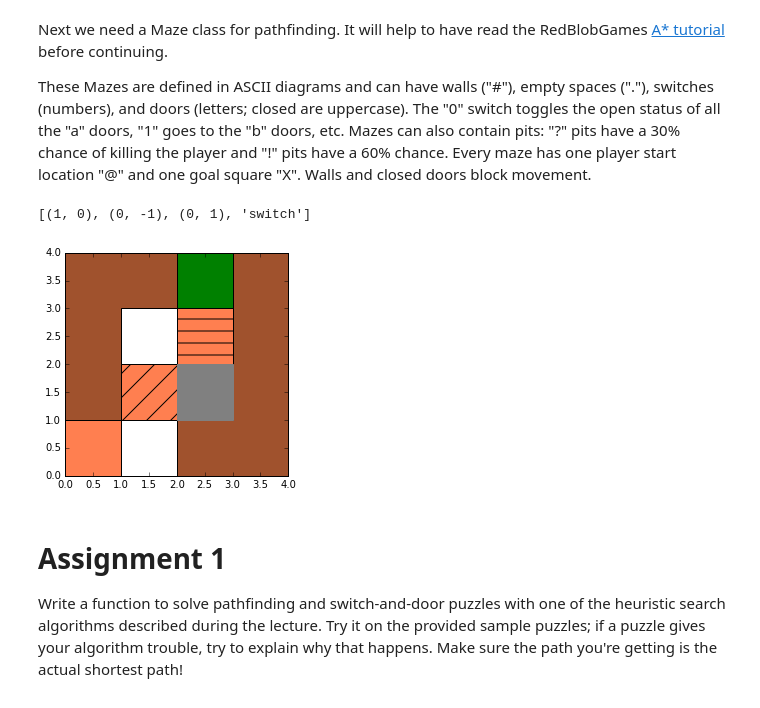
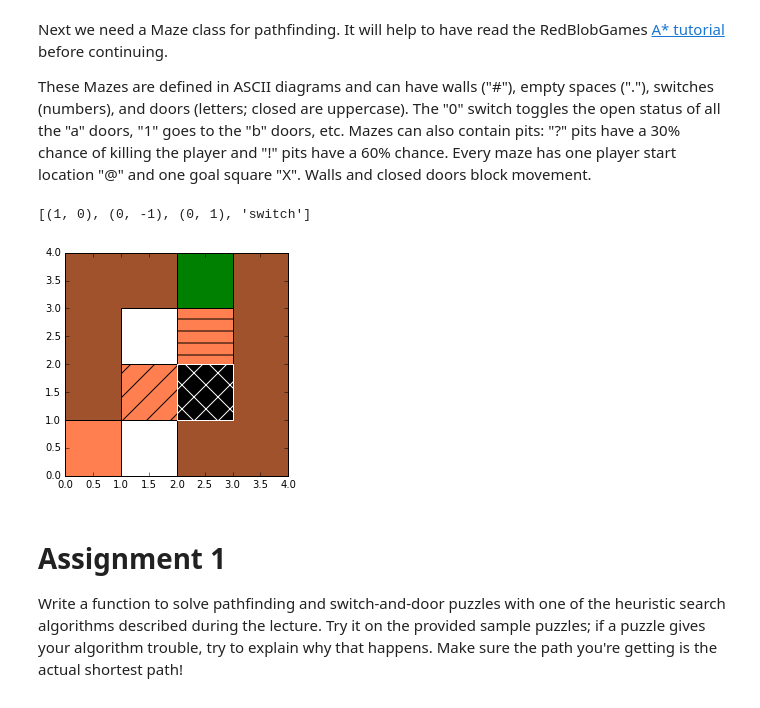
Before and after one commit to JoeOsborn/spcs-ai, a Jupyter notebook: projects/3-mazes/haas.ipynb, the cells around one changed output. Saved outputs shown, nothing was run; the diff lists cells and outputs as text; code cells hidden in the pictures.

```diff
--- a/projects/3-mazes/haas.ipynb
+++ b/projects/3-mazes/haas.ipynb
@@ -82,9 +82,18 @@ class Maze:
     def __lt__(self, other):
         return False
 
-    def __cmp__(self, other):
+    def __eq__(self,other):
+        return self.grid == other.grid and self.player_pos == other.player_pos and self.player_alive == other.player_alive
+
+    def __neq__(self,other):
+        return not self == other
+
+    def __hash__(self):
+        return hash(str(self.grid)) % 1000007 + hash(self.player_pos) % 1000007 + hash(self.player_alive) % 1000007
+
+    def __cmp__(self,other):
         if self == other:
-            return Nonge
+            return 0
         return __cmp__(id(self), id(other))
 
     def move_player(self,dx,dy):
@@ -132,34 +141,34 @@ class Maze:
                     patches.Rectangle((x, y),
                                       1,1,
                                       fill=True,
                                       facecolor=Maze.Colors[cell.lower()],
                                       edgecolor="black",
                                       hatch="/" if is_switch else ("-" if (is_door and not is_open) else None),
                                       label=cell)
                 )
         ax1.add_patch(
             patches.Rectangle(self.player_pos,
                               1,1,
                               fill=True,
                               hatch="x" if not self.player_alive else None,
                               facecolor=Maze.Colors["@"] if self.player_alive else "black",
                               edgecolor=Maze.Colors["@"] if self.player_alive else "white")
         )
         plt.show(fig1)
 
 sample=Maze([
         "##X#",
         "#.A#",
         "#0?#",
         "a@##"
     ])
 sample.move_player(0,1)
 print(sample.available_moves())
 sample.move_player(1,0)
 sample.draw()
 # %% [output]
 [(1, 0), (0, -1), (0, 1), 'switch']
-[figure, old version]
+[figure, new version]
 # %% [markdown]
 # Assignment 1
 
```
Also changed, not shown: parts of 2 cells of this notebook.
